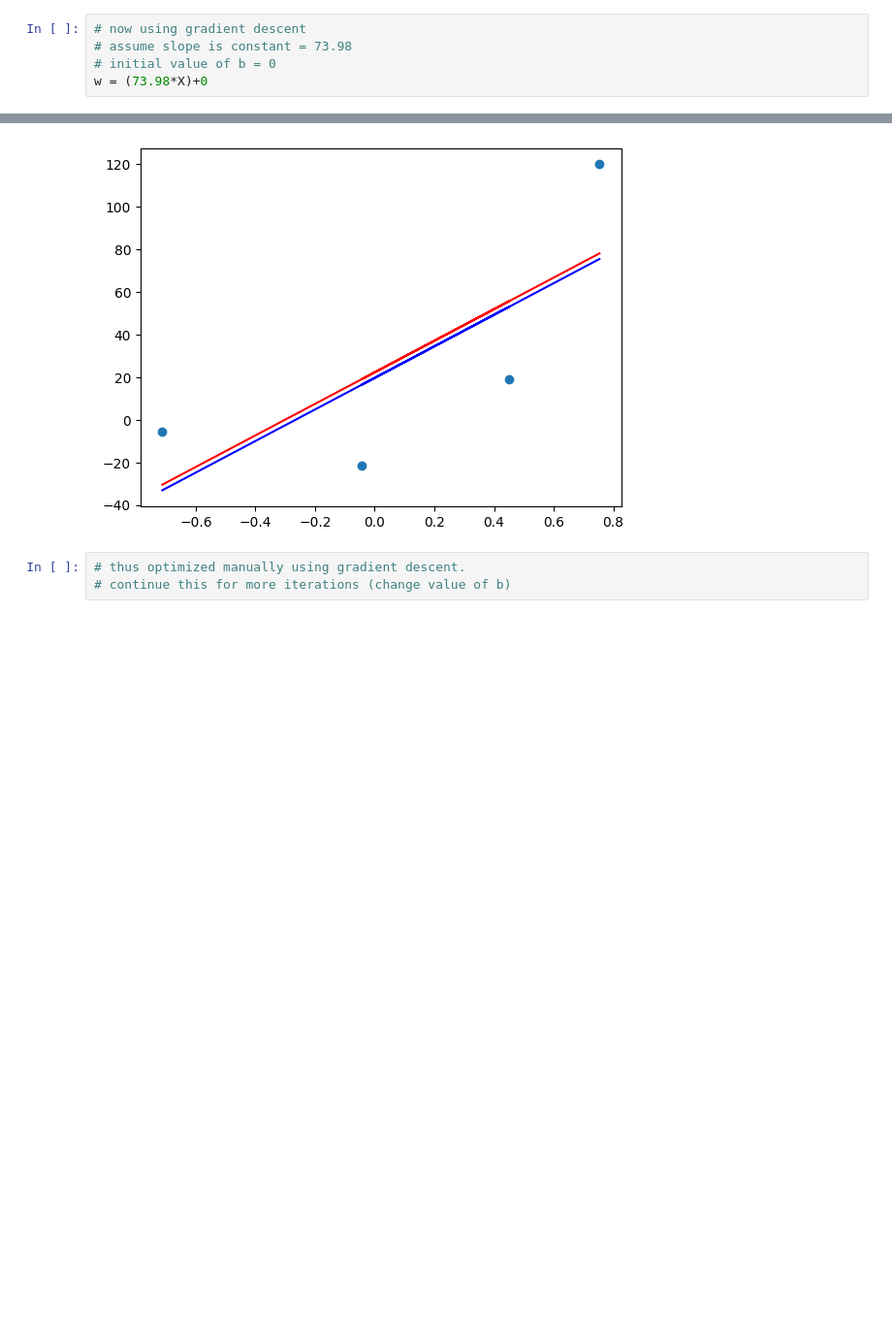
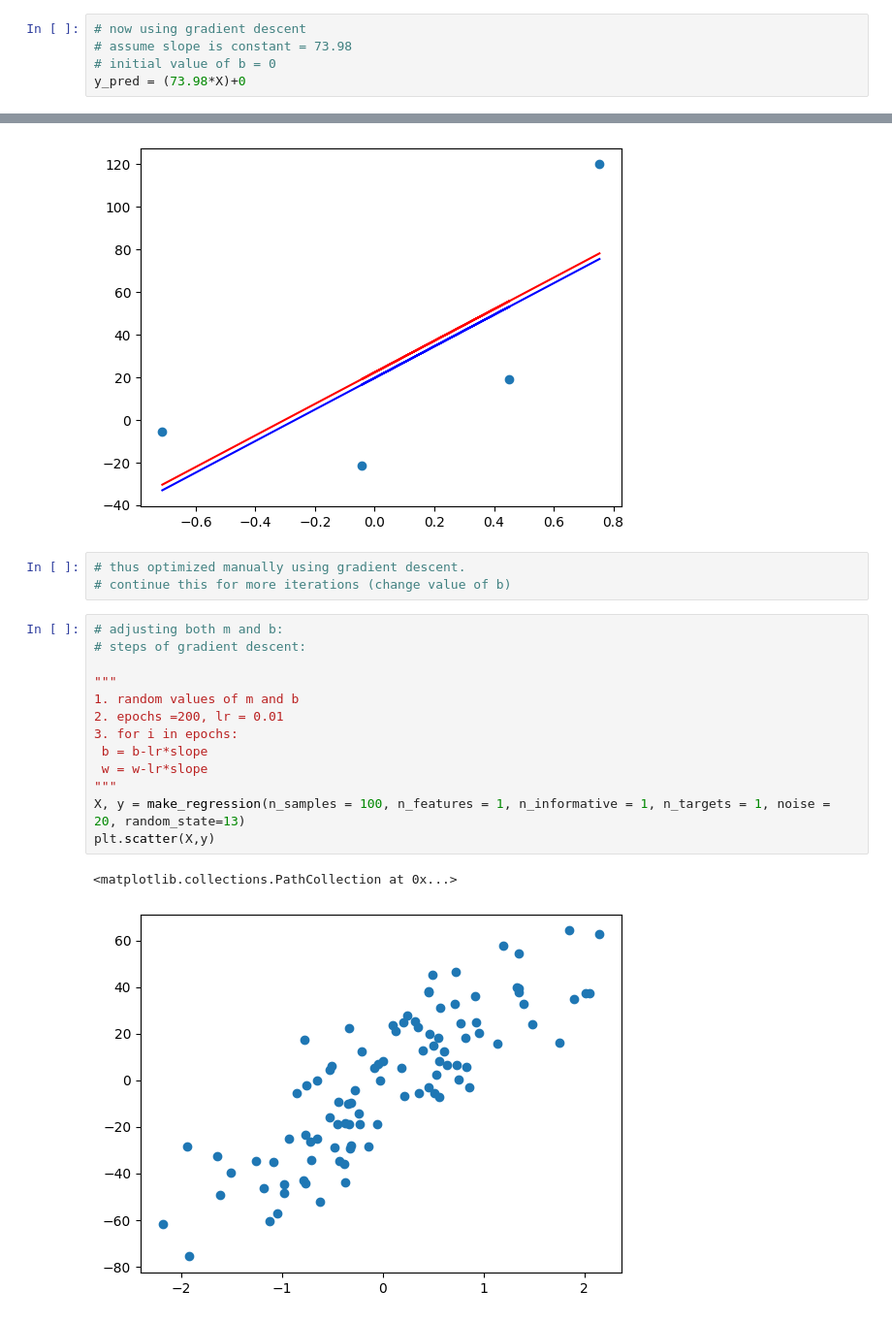
Before and after one commit to devyAI/machine_learning_core, a Jupyter notebook: gradient_descent.ipynb, the cells around one changed output, grey strips where cells are left out. Shown at 97% size. Saved outputs shown, nothing was run; the diff lists cells and outputs as text; blank space fills up the shorter version.

```diff
--- a/gradient_descent.ipynb
+++ b/gradient_descent.ipynb
@@ -41,7 +41,7 @@ plt.plot(X, linear.predict(X), color='blue')
 # now using gradient descent
 # assume slope is constant = 73.98
 # initial value of b = 0
-w = (73.98*X)+0
+y_pred = (73.98*X)+0
 # %%
 plt.scatter(X,y)
 plt.plot()
@@ -74,3 +74,19 @@ plt.plot(X, y_pred_new, color='red', label='gradient')
 # %%
 # thus optimized manually using gradient descent.
 # continue this for more iterations (change value of b)
+# %%
+# adjusting both m and b:
+# steps of gradient descent:
+
+"""
+1. random values of m and b
+2. epochs =200, lr = 0.01
+3. for i in epochs:
+ b = b-lr*slope
+ w = w-lr*slope
+"""
+X, y = make_regression(n_samples = 100, n_features = 1, n_informative = 1, n_targets = 1, noise = 20, random_state=13)
+plt.scatter(X,y)
+# %% [output]
+<matplotlib.collections.PathCollection at 0x...>
+[figure, added]
```
Also changed, not shown: parts of 6 cells of this notebook.
